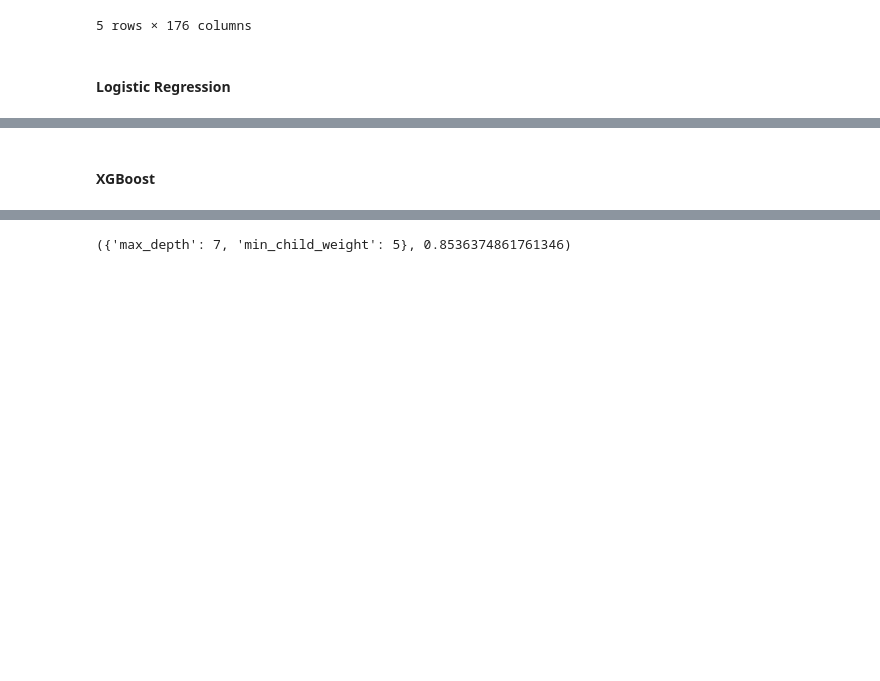
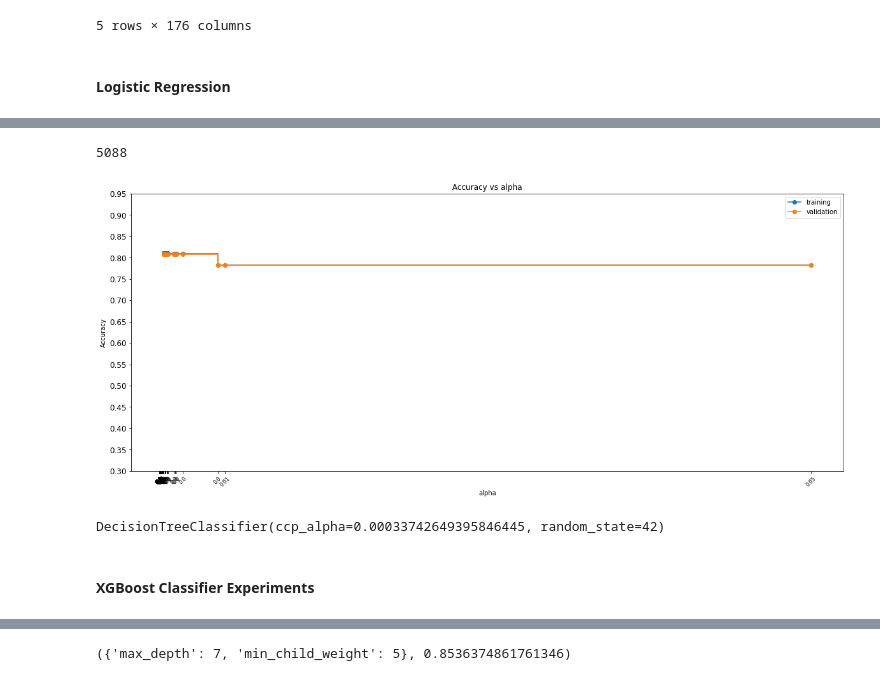
Before and after one commit to sifatnabil/diabetes_mellitus_detection_experiment, a Jupyter notebook: notebooks/Predictive_Analysis.ipynb, the cells around one changed output, grey strips where cells are left out. Saved outputs shown, nothing was run; the diff lists cells and outputs as text; code cells hidden in the pictures; blank space fills up the shorter version.

```diff
--- a/notebooks/Predictive_Analysis.ipynb
+++ b/notebooks/Predictive_Analysis.ipynb
@@ -59,4 +63,4 @@ model_results.append(ridge_classifier_result)
 # %%
-# decision_tree_classifier = DecisionTreeClassifier(random_state=42)
-# path = decision_tree_classifier.cost_complexity_pruning_path(X_train, y_train)
-# ccp_alphas = path.ccp_alphas
+decision_tree_classifier = DecisionTreeClassifier(random_state=42)
+path = decision_tree_classifier.cost_complexity_pruning_path(X_train, y_train)
+ccp_alphas = path.ccp_alphas
@@ -65,24 +67,36 @@ model_results.append(ridge_classifier_result)
+# %%
+len(ccp_alphas)
+# %% [output]
+5088
 # %%
-# clfs = []
-# for ccp_alpha in ccp_alphas:
-#     clf = DecisionTreeClassifier(random_state=12, ccp_alpha=ccp_alpha)
-#     clf.fit(X_train, y_train)
-#     clfs.append(clf)
+clfs = []
+for ccp_alpha in ccp_alphas[-20:]:
+    clf = DecisionTreeClassifier(random_state=12, ccp_alpha=ccp_alpha)
+    clf.fit(X_train, y_train)
+    clfs.append(clf)
 # %%
-# train_scores = [clf.score(X_train, y_train) for clf in clfs]
-# valid_scores = [clf.score(X_test, y_test) for clf in clfs]
+train_scores = [clf.score(X_train, y_train) for clf in clfs]
+valid_scores = [clf.score(X_test, y_test) for clf in clfs]
 # %%
-# plt.figure(figsize = (10,8))
-# plt.plot(ccp_alphas, train_scores,marker='o', label="training",
-#         drawstyle="steps-post")
-# plt.plot(ccp_alphas, valid_scores, marker='o', label="validation",
-#         drawstyle="steps-post")
-# plt.xlabel("alpha")
-# plt.ylabel("Accuracy")
-# plt.title("Accuracy vs alpha")
-# plt.legend()
-# rounded_ccp = [ round(elem, 2) for elem in ccp_alphas ]
-# locs, labels = plt.xticks()
-# plt.xticks(ccp_alphas, rounded_ccp, rotation = 45, fontsize = 8)
-# plt.yticks(np.arange(0.3,1,0.05), fontsize = 12)
-# plt.show()
+plt.figure(figsize = (20,8))
+plt.plot(ccp_alphas[-20:], train_scores,marker='o', label="training",
+        drawstyle="steps-post")
+plt.plot(ccp_alphas[-20:], valid_scores, marker='o', label="validation",
+        drawstyle="steps-post")
+plt.xlabel("alpha")
+plt.ylabel("Accuracy")
+plt.title("Accuracy vs alpha")
+plt.legend()
+rounded_ccp = [ round(elem, 2) for elem in ccp_alphas ]
+locs, labels = plt.xticks()
+plt.xticks(ccp_alphas, rounded_ccp, rotation = 45, fontsize = 8)
+plt.yticks(np.arange(0.3,1,0.05), fontsize = 12)
+plt.show()
+# %% [output]
+[figure, added]
+# %%
+optimal_ccp = ccp_alphas[-20]
+decision_tree_classifier = DecisionTreeClassifier(random_state=42, ccp_alpha=optimal_ccp)
+decision_tree_classifier.fit(X_train, y_train)
+# %% [output]
+DecisionTreeClassifier(ccp_alpha=0.00033742649395846445, random_state=42)
@@ -89,5 +108,5 @@ model_results.append(ridge_classifier_result)
 # %% [markdown]
-#### XGBoost
+#### XGBoost Classifier Experiments
 # %%
 def model_fit(alg, X_train, y_train, X_test, y_test, use_train_cv=True, cv_folds=5, early_stopping=50):
     if use_train_cv:
```
Also changed, not shown: parts of 22 cells of this notebook.
